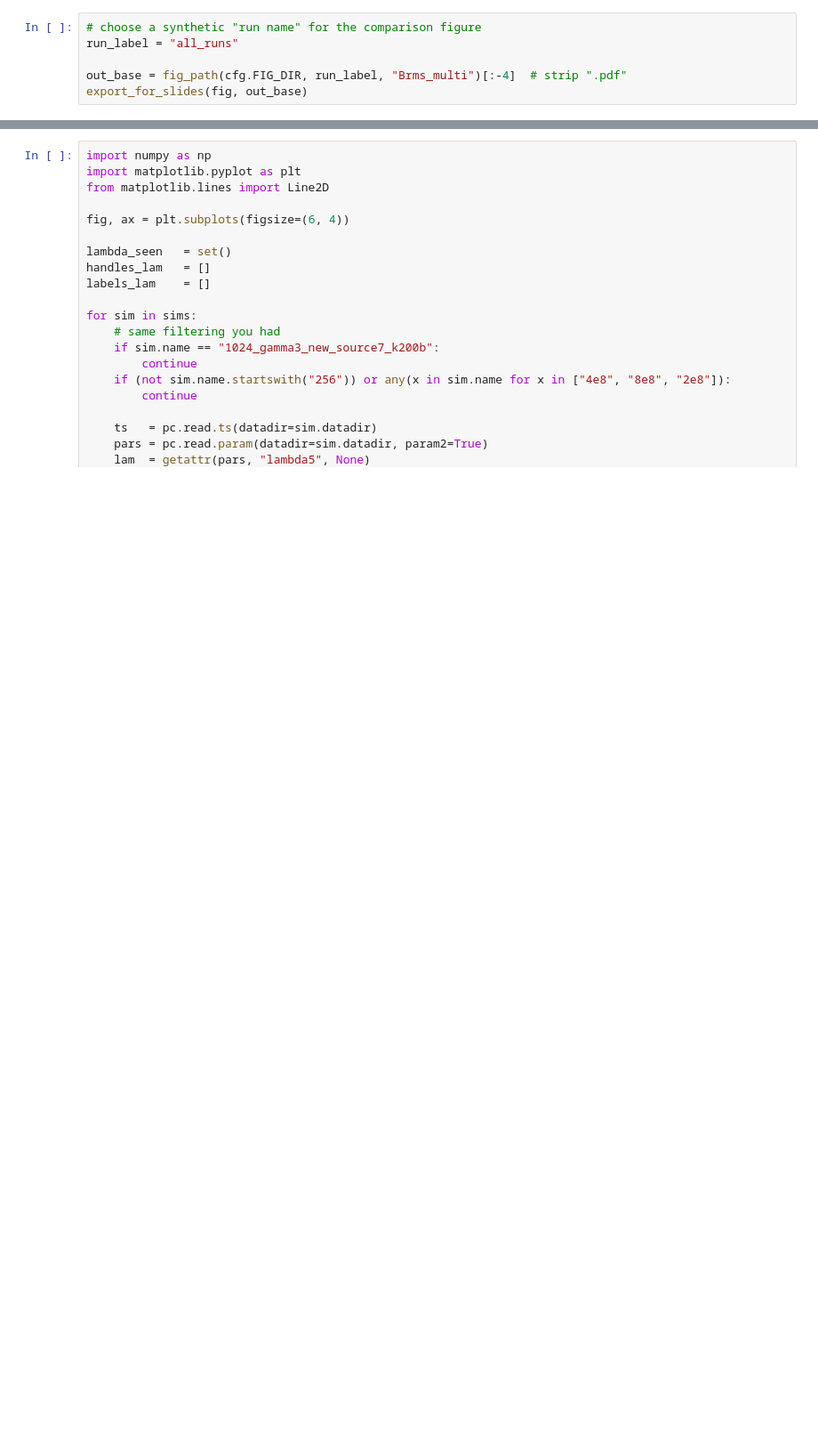
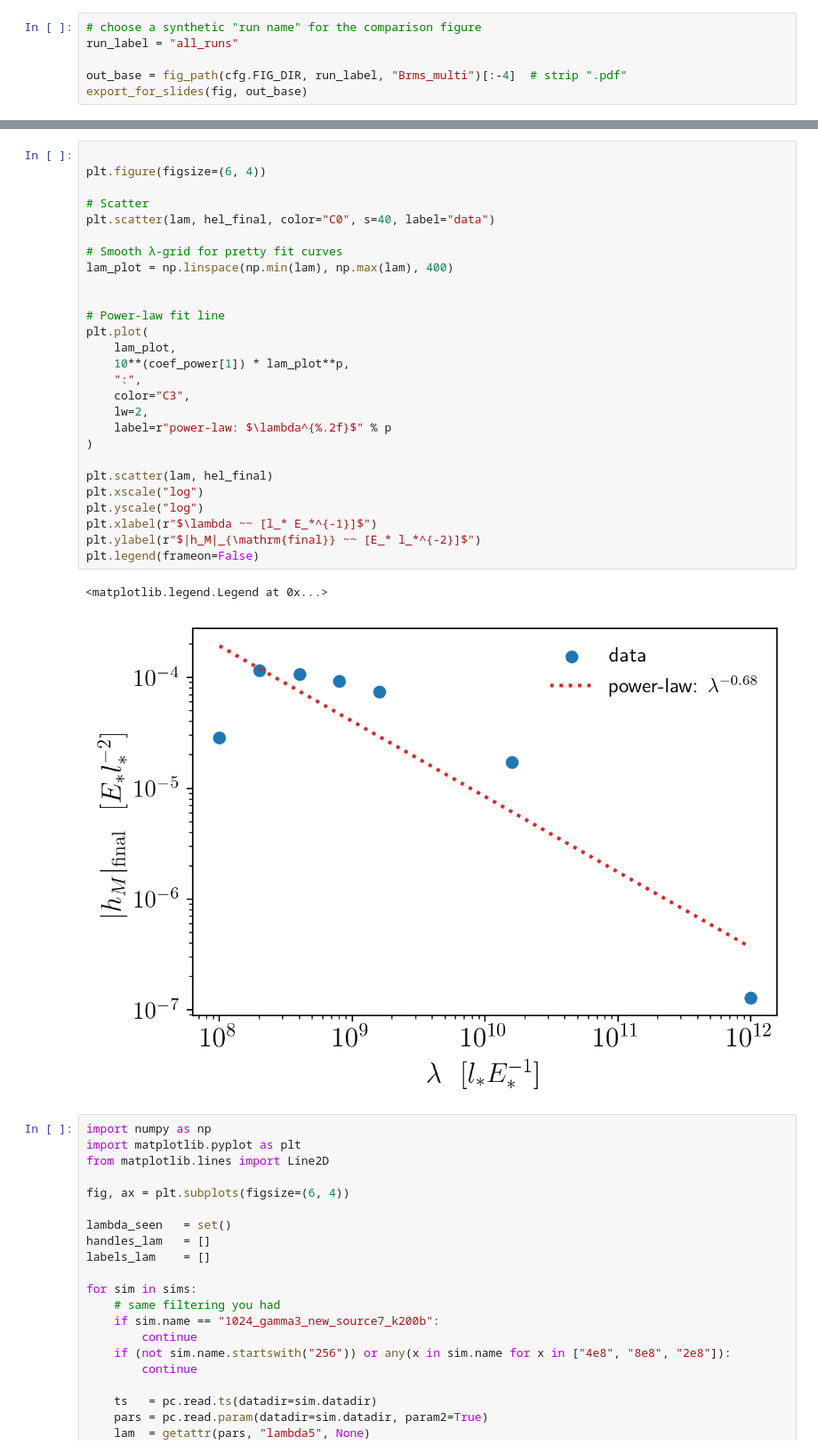
Before and after one commit to shturman99/CME, a Jupyter notebook: CME_pipeline_notebook.ipynb, the cells around one changed output, grey strips where cells are left out. Shown at 89% size. Cells and saved outputs as stored; diff of their text form; blank space fills up the shorter version.

```diff
--- a/CME_pipeline_notebook.ipynb
+++ b/CME_pipeline_notebook.ipynb
@@ -265,3 +366,33 @@ export_for_slides(fig, out_base)
+# %%
+
+plt.figure(figsize=(6, 4))
+
+# Scatter
+plt.scatter(lam, hel_final, color="C0", s=40, label="data")
+
+# Smooth λ-grid for pretty fit curves
+lam_plot = np.linspace(np.min(lam), np.max(lam), 400)
+
+
+# Power-law fit line
+plt.plot(
+    lam_plot,
+    10**(coef_power[1]) * lam_plot**p,
+    ":",
+    color="C3",
+    lw=2,
+    label=r"power-law: $\lambda^{%.2f}$" % p
+)
+
+plt.scatter(lam, hel_final)
+plt.xscale("log")
+plt.yscale("log")
+plt.xlabel(r"$\lambda ~~ [l_* E_*^{-1}]$")
+plt.ylabel(r"$|h_M|_{\mathrm{final}} ~~ [E_* l_*^{-2}]$")
+plt.legend(frameon=False)
+# %% [output]
+<matplotlib.legend.Legend at 0x...>
+[figure, added]
 # %%
 import numpy as np
 import matplotlib.pyplot as plt
```
Also changed, not shown: parts of 13 cells of this notebook, 2 other files.
